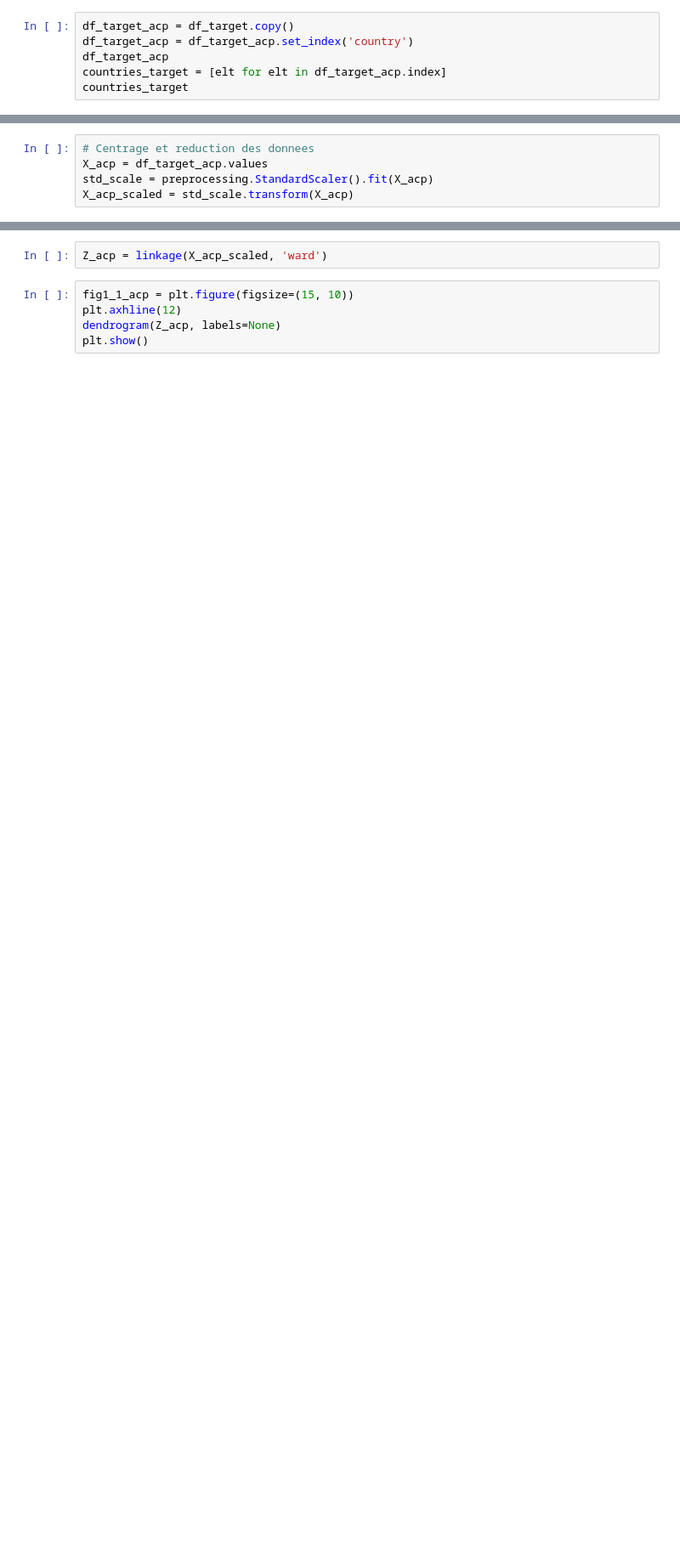
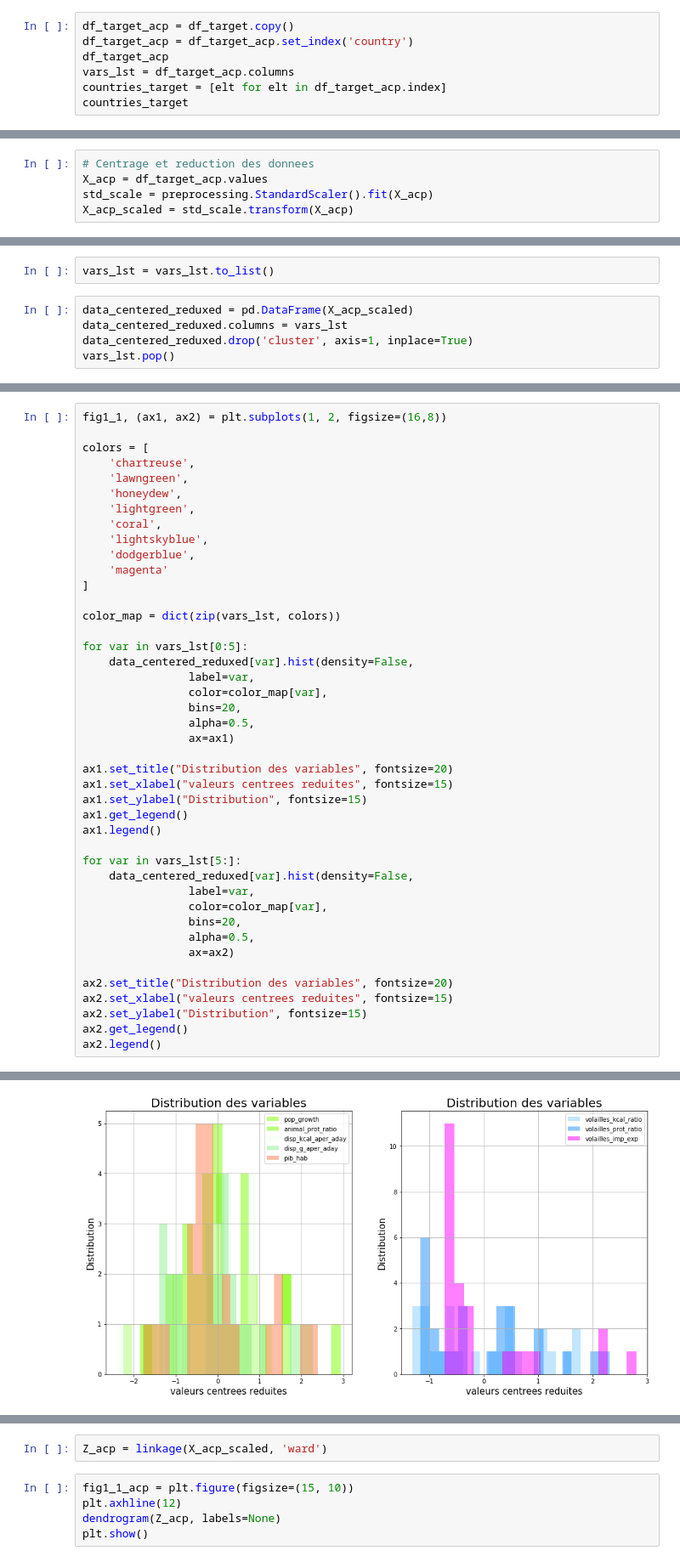
Before and after one commit to Sh4mSh4m/OCR_DA_proj5, a Jupyter notebook: Projet 5 - Etude de marche Loco Pollo.ipynb, the cells around one changed output, grey strips where cells are left out. Shown at 85% size. Cells and saved outputs as stored; diff of their text form; blank space fills up the shorter version.

```diff
--- a/Projet 5 - Etude de marche Loco Pollo.ipynb
+++ b/Projet 5 - Etude de marche Loco Pollo.ipynb
@@ -821,6 +912,7 @@ df_target.sort_values(by='volailles_imp_exp', kind='heapsort')
 df_target_acp = df_target.copy()
 df_target_acp = df_target_acp.set_index('country')
 df_target_acp
+vars_lst = df_target_acp.columns
 countries_target = [elt for elt in df_target_acp.index]
 countries_target
 # %% [output]
@@ -848,0 +943,7 @@ X_acp_scaled = std_scale.transform(X_acp)
+# %%
+vars_lst = vars_lst.to_list()
+# %%
+data_centered_reduxed = pd.DataFrame(X_acp_scaled)
+data_centered_reduxed.columns = vars_lst
+data_centered_reduxed.drop('cluster', axis=1, inplace=True)
+vars_lst.pop()
@@ -848,0 +952,44 @@ X_acp_scaled = std_scale.transform(X_acp)
+# %%
+fig1_1, (ax1, ax2) = plt.subplots(1, 2, figsize=(16,8))
+
+colors = [
+    'chartreuse',
+    'lawngreen',
+    'honeydew',
+    'lightgreen',
+    'coral',
+    'lightskyblue',
+    'dodgerblue',
+    'magenta'
+]
+
+color_map = dict(zip(vars_lst, colors))
+
+for var in vars_lst[0:5]:
+    data_centered_reduxed[var].hist(density=False,
+                label=var,
+                color=color_map[var],
+                bins=20,
+                alpha=0.5,
+                ax=ax1)
+
+ax1.set_title("Distribution des variables", fontsize=20)
+ax1.set_xlabel("valeurs centrees reduites", fontsize=15)
+ax1.set_ylabel("Distribution", fontsize=15)
+ax1.get_legend()
+ax1.legend()
+
+for var in vars_lst[5:]:
+    data_centered_reduxed[var].hist(density=False,
+                label=var,
+                color=color_map[var],
+                bins=20,
+                alpha=0.5,
+                ax=ax2)
+
+ax2.set_title("Distribution des variables", fontsize=20)
+ax2.set_xlabel("valeurs centrees reduites", fontsize=15)
+ax2.set_ylabel("Distribution", fontsize=15)
+ax2.get_legend()
+ax2.legend()
+# %% [output]
@@ -848,0 +997 @@ X_acp_scaled = std_scale.transform(X_acp)
+[figure, added]
```
Also changed, not shown: parts of 30 cells of this notebook, 3 other files.
